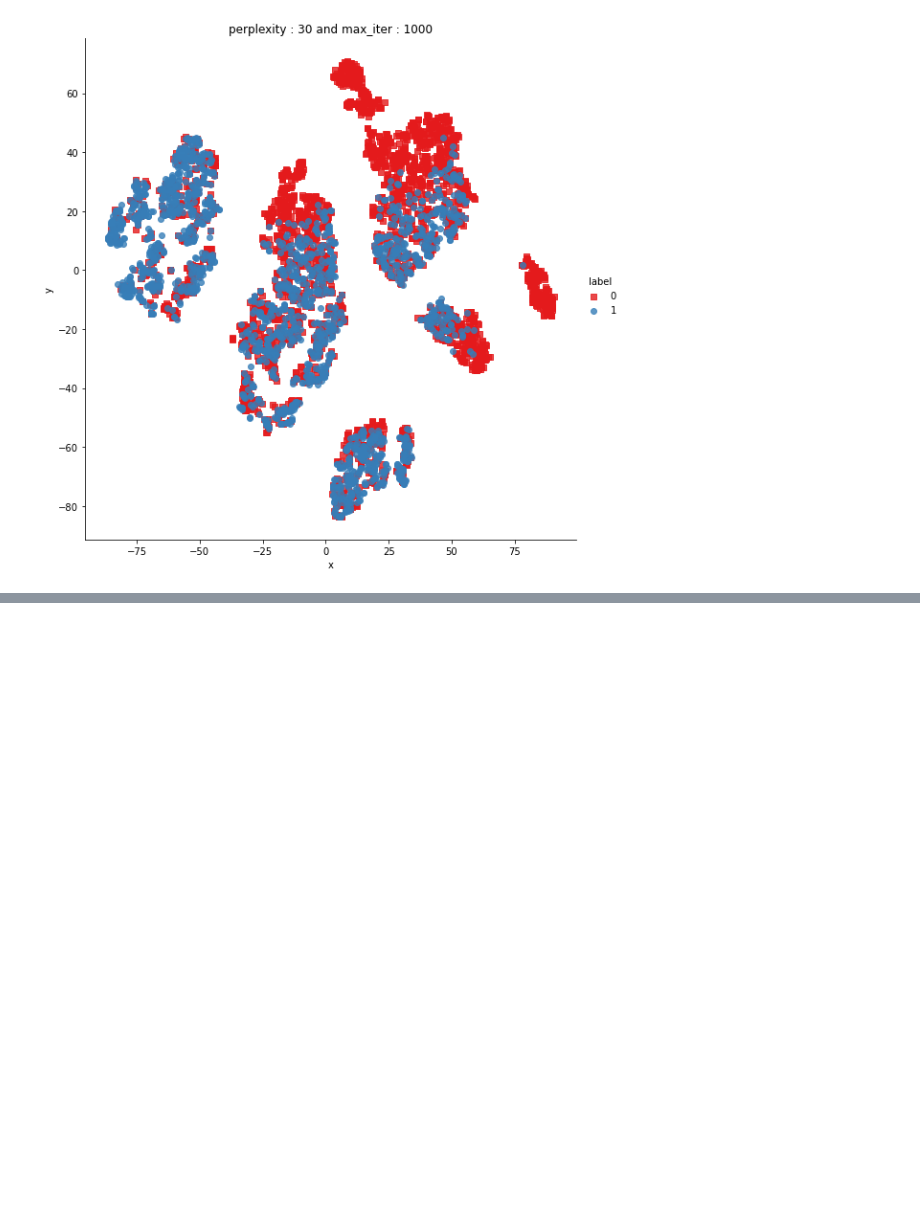
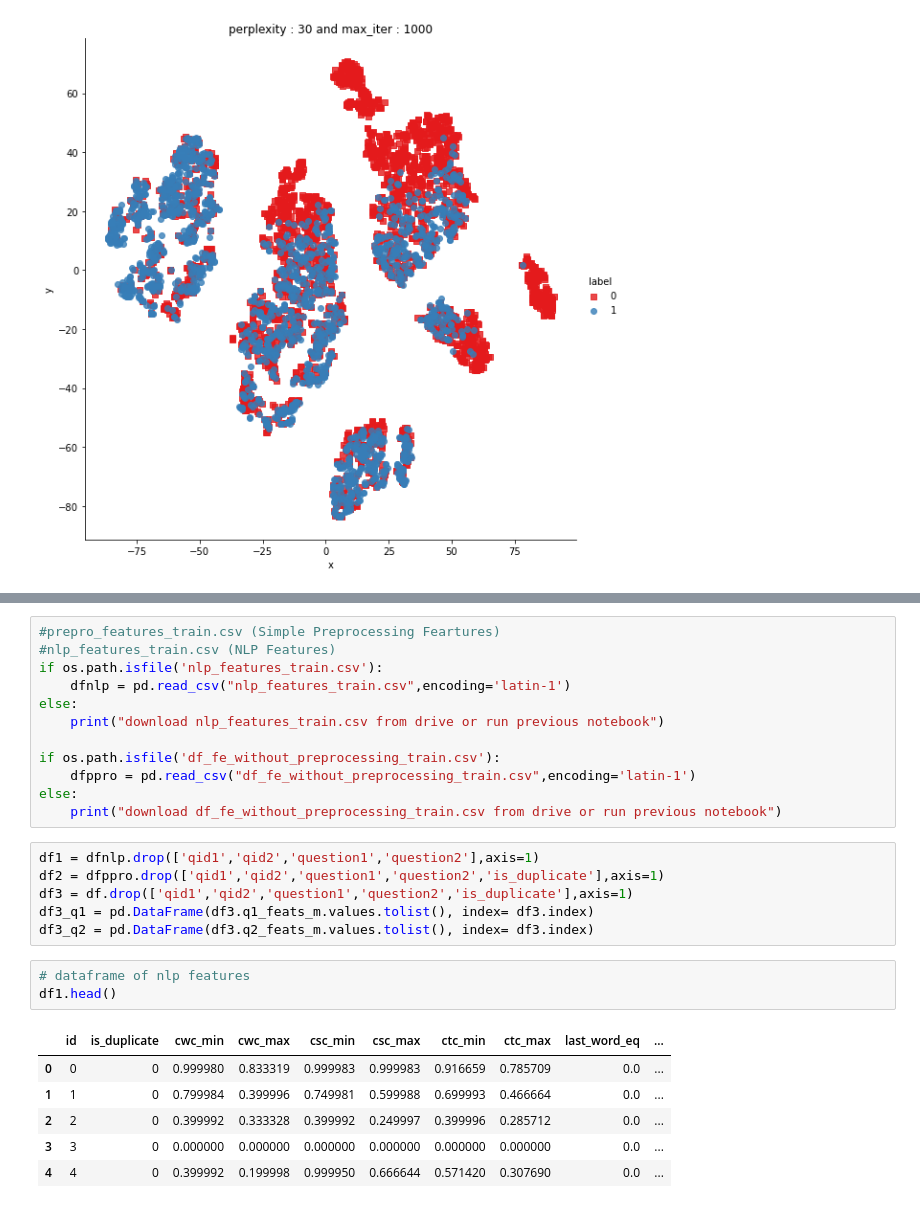
Before and after one commit to vennela28/Quora_question_Pair_Similarity, a Jupyter notebook: Quora question Pair Similarity.ipynb, the cells around one changed output, grey strips where cells are left out. Drawn from its saved outputs; the diff is of its cells as text; blank space fills up the shorter version.

```diff
--- a/Quora question Pair Similarity.ipynb
+++ b/Quora question Pair Similarity.ipynb
@@ -720,0 +812,28 @@ py.iplot(fig, filename='3DBubble')
+# %%
+#prepro_features_train.csv (Simple Preprocessing Feartures)
+#nlp_features_train.csv (NLP Features)
+if os.path.isfile('nlp_features_train.csv'):
+    dfnlp = pd.read_csv("nlp_features_train.csv",encoding='latin-1')
+else:
+    print("download nlp_features_train.csv from drive or run previous notebook")
+
+if os.path.isfile('df_fe_without_preprocessing_train.csv'):
+    dfppro = pd.read_csv("df_fe_without_preprocessing_train.csv",encoding='latin-1')
+else:
+    print("download df_fe_without_preprocessing_train.csv from drive or run previous notebook")
+# %%
+df1 = dfnlp.drop(['qid1','qid2','question1','question2'],axis=1)
+df2 = dfppro.drop(['qid1','qid2','question1','question2','is_duplicate'],axis=1)
+df3 = df.drop(['qid1','qid2','question1','question2','is_duplicate'],axis=1)
+df3_q1 = pd.DataFrame(df3.q1_feats_m.values.tolist(), index= df3.index)
+df3_q2 = pd.DataFrame(df3.q2_feats_m.values.tolist(), index= df3.index)
+# %%
+# dataframe of nlp features
+df1.head()
+# %% [output]
+|  | id | is_duplicate | cwc_min | cwc_max | csc_min | csc_max | ctc_min | ctc_max | last_word_eq | ... |
+| 0 | 0 | 0 | 0.999980 | 0.833319 | 0.999983 | 0.999983 | 0.916659 | 0.785709 | 0.0 | ... |
+| 1 | 1 | 0 | 0.799984 | 0.399996 | 0.749981 | 0.599988 | 0.699993 | 0.466664 | 0.0 | ... |
+| 2 | 2 | 0 | 0.399992 | 0.333328 | 0.399992 | 0.249997 | 0.399996 | 0.285712 | 0.0 | ... |
+| 3 | 3 | 0 | 0.000000 | 0.000000 | 0.000000 | 0.000000 | 0.000000 | 0.000000 | 0.0 | ... |
+| 4 | 4 | 0 | 0.399992 | 0.199998 | 0.999950 | 0.666644 | 0.571420 | 0.307690 | 0.0 | ... |
```
Also changed, not shown: parts of 17 cells of this notebook.
